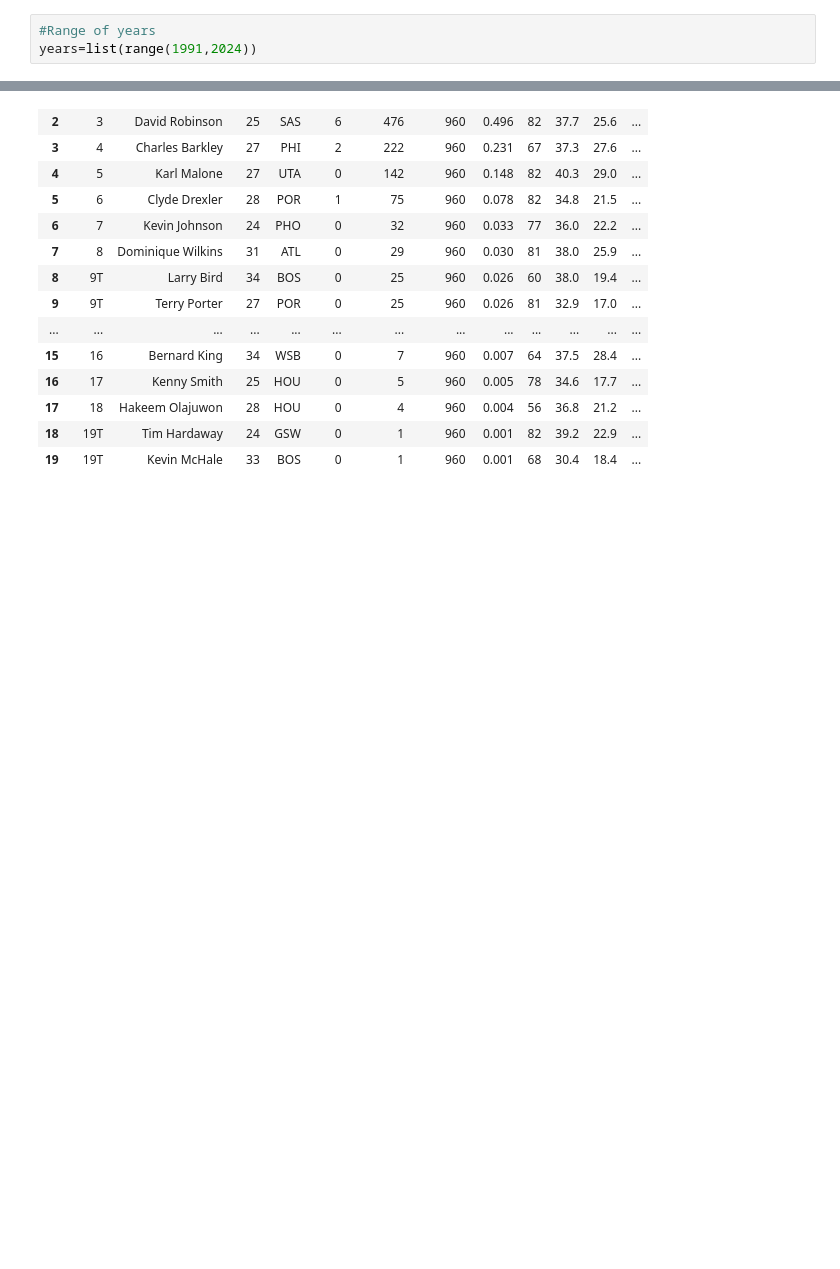
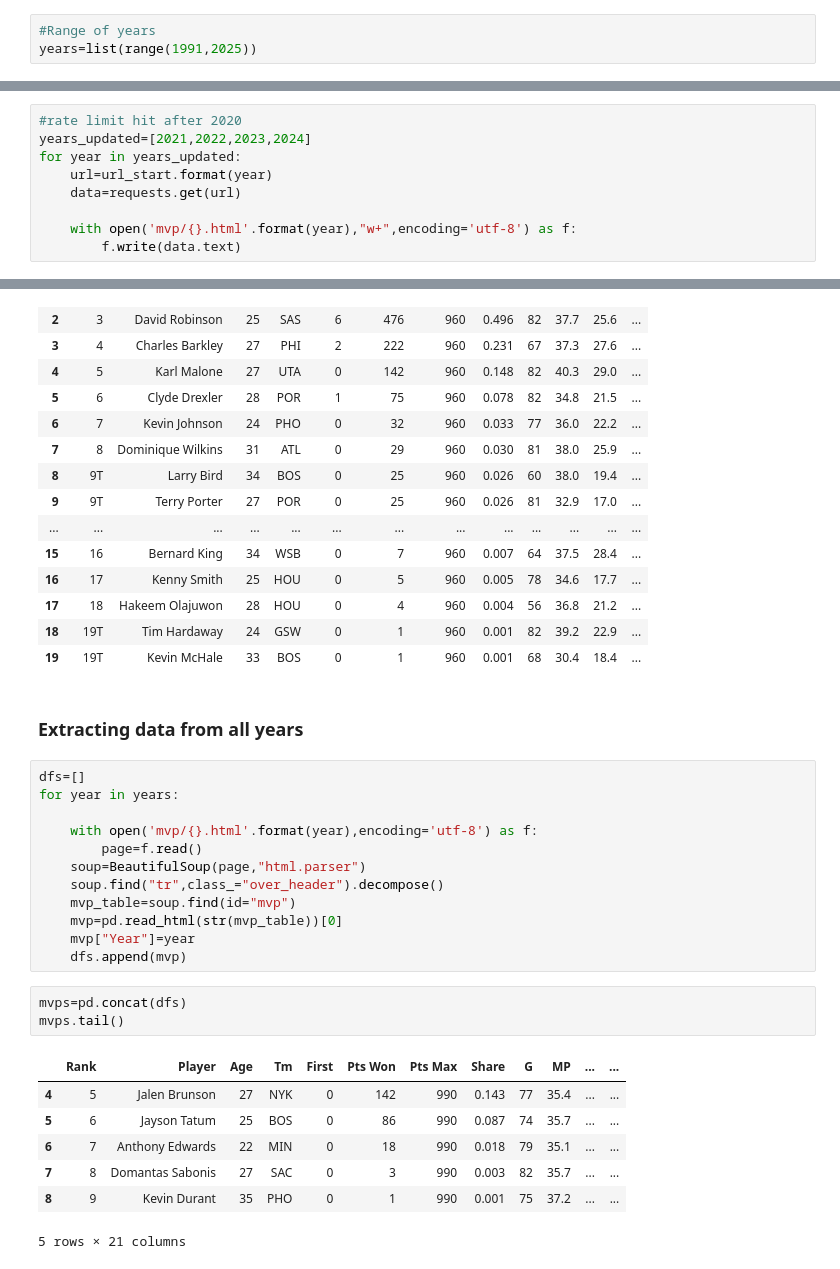
Before and after one commit to AvirukthGT/NBA-MVP-Prediction, a Jupyter notebook: web_scraping.ipynb, the cells around one changed output, grey strips where cells are left out. Cells and saved outputs as stored; diff of their text form; blank space fills up the shorter version.

Commit message:
extracted data from all the years

```diff
--- a/web_scraping.ipynb
+++ b/web_scraping.ipynb
@@ -4,7 +4,7 @@
 Source : https://www.basketball-reference.com/
 # %%
 #Range of years
-years=list(range(1991,2024))
+years=list(range(1991,2025))
 # %%
 url_start='https://www.basketball-reference.com/awards/awards_{}.html'
 # %%
@@ -15,6 +15,15 @@ for year in years:
 
     with open('mvp/{}.html'.format(year),"w+",encoding='utf-8') as f:
         f.write(data.text)
+# %%
+#rate limit hit after 2020
+years_updated=[2021,2022,2023,2024]
+for year in years_updated:
+    url=url_start.format(year)
+    data=requests.get(url)
+
+    with open('mvp/{}.html'.format(year),"w+",encoding='utf-8') as f:
+        f.write(data.text)
 # %%
 from bs4 import BeautifulSoup
 # %%
@@ -47,3 +54,28 @@ pd.read_html(str(mvp_table))[0]
 | 17 | 18 | Hakeem Olajuwon | 28 | HOU | 0 | 4 | 960 | 0.004 | 56 | 36.8 | 21.2 | ... |
 | 18 | 19T | Tim Hardaway | 24 | GSW | 0 | 1 | 960 | 0.001 | 82 | 39.2 | 22.9 | ... |
 | 19 | 19T | Kevin McHale | 33 | BOS | 0 | 1 | 960 | 0.001 | 68 | 30.4 | 18.4 | ... |
+# %% [markdown]
+### Extracting data from all years
+# %%
+dfs=[]
+for year in years:
+
+    with open('mvp/{}.html'.format(year),encoding='utf-8') as f:
+        page=f.read()
+    soup=BeautifulSoup(page,"html.parser")
+    soup.find("tr",class_="over_header").decompose()
+    mvp_table=soup.find(id="mvp")
+    mvp=pd.read_html(str(mvp_table))[0]
+    mvp["Year"]=year
+    dfs.append(mvp)
+# %%
+mvps=pd.concat(dfs)
+mvps.tail()
+# %% [output]
+|  | Rank | Player | Age | Tm | First | Pts Won | Pts Max | Share | G | MP | ... | ... |
+| 4 | 5 | Jalen Brunson | 27 | NYK | 0 | 142 | 990 | 0.143 | 77 | 35.4 | ... | ... |
+| 5 | 6 | Jayson Tatum | 25 | BOS | 0 | 86 | 990 | 0.087 | 74 | 35.7 | ... | ... |
+| 6 | 7 | Anthony Edwards | 22 | MIN | 0 | 18 | 990 | 0.018 | 79 | 35.1 | ... | ... |
+| 7 | 8 | Domantas Sabonis | 27 | SAC | 0 | 3 | 990 | 0.003 | 82 | 35.7 | ... | ... |
+| 8 | 9 | Kevin Durant | 35 | PHO | 0 | 1 | 990 | 0.001 | 75 | 37.2 | ... | ... |
+5 rows × 21 columns
```
Also changed, not shown: parts of 1 cell of this notebook, 4 other files.
